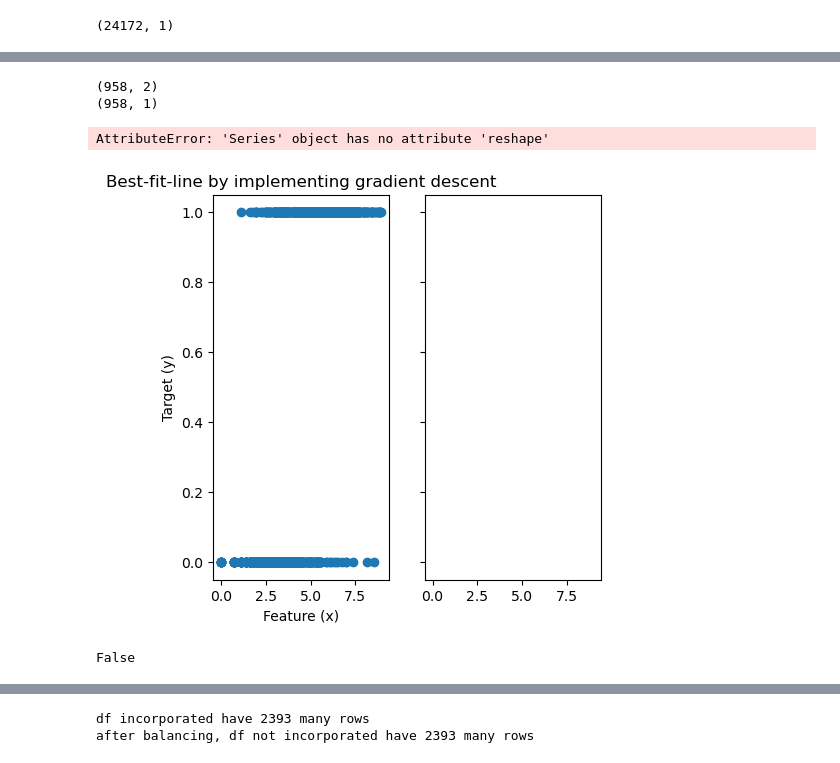
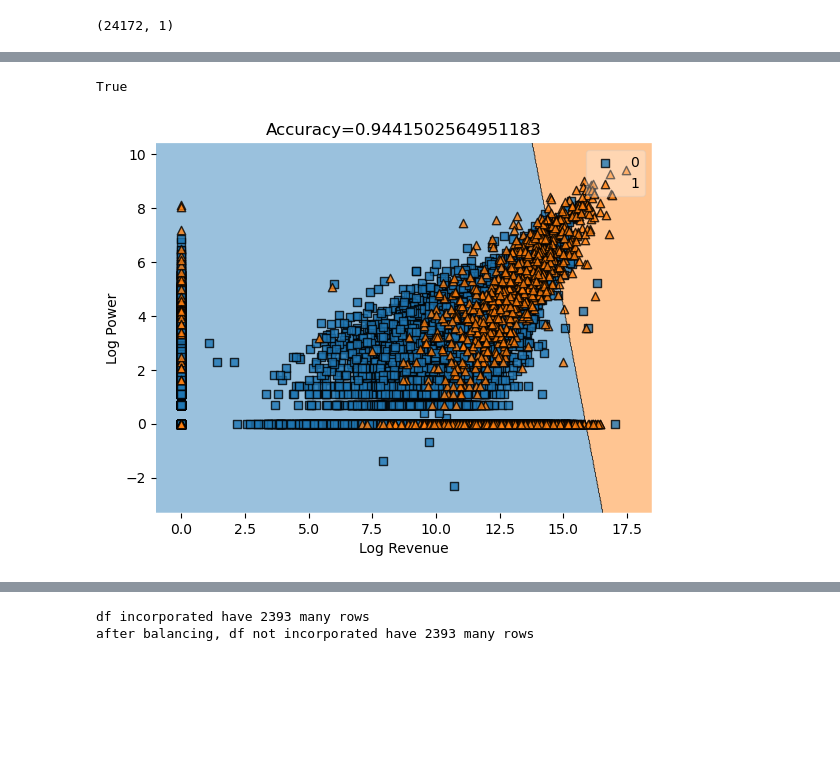
Before and after one commit to Xianzhiwang1/Leet-Code-Project, a Jupyter notebook: posts/final-blog-post/index.ipynb, the cells around one changed output, grey strips where cells are left out. Saved outputs shown, nothing was run; the diff lists cells and outputs as text; code cells hidden in the pictures; blank space fills up the shorter version.

```diff
--- a/posts/final-blog-post/index.ipynb
+++ b/posts/final-blog-post/index.ipynb
@@ -603,8 +628,8 @@ We do the exact same thing for restricting our data set to only factories with l
 # %%
-cols = ['logWorkers', 'logPower']
-cols = ["FactoryisCorpin1900", "NEWDEV"]
 cols = ['PowerperWorker', 'RevperGrandWorker']
 cols=['TotalWorkers','TotalPower']
+cols = ["FactoryisCorpin1900", "NEWDEV"]
+cols = ['logRev', 'logPower']
 # %%
 train, validate, test = FP.split_data(df)
 df_train, X_train, y_train = FP.prepare_data(train)
@@ -626,5 +647,5 @@ NR3.regress(X_train,y_train,1e3,1e-3,False)
 # %%
-Reg = LogisticRegression(tol = 0.01, solver='newton-cg').fit(X_train[cols], y_train)
+Reg = LogisticRegression(tol = 0.01, solver='newton-cg').fit(X_train, y_train)
 # %%
 print(f"the coefficients are: {Reg.coef_}")
 print(f"the intercept is: {Reg.intercept_}")
@@ -634,41 +655,19 @@ the intercept is: [-4.60913112]
-# %%
-print(X_test[cols].to_numpy().shape)
-print(NR.predict(X_test[cols].to_numpy()).shape)
-# %% [output]
-(958, 2)
-(958, 1)
+# %%
+print(isinstance(X_test, np.ndarray))
+# %% [output]
+True
 # %%
+value=1.5
+width=0.75
 y_train = y_train.reshape(-1)
-plot_decision_regions(X_train[cols].to_numpy(), y_train, clf=NR
+plot_decision_regions(X_train, y_train, clf=Reg
                     #   filler_feature_values={2:value},
                     #   filler_feature_ranges={2:width}
                       )
-mypredict = NR.predict(X_train[cols].to_numpy())
+mypredict = Reg.predict(X_train)
 title = plt.gca().set(title=f"Accuracy={(mypredict==y_train).mean()}",
-                      xlabel="Feature 1",
-                      ylabel="Feature 2")
+                      xlabel="Log Revenue",
+                      ylabel="Log Power")
 # %% [output]
-AttributeError: 'Series' object has no attribute 'reshape'
+[figure, added]
-# %%
-x = X_test[cols].to_numpy()[:,0]
-fig, axarr = plt.subplots(1, 2, sharex = True, sharey = True)
-axarr[0].scatter(X_test[cols].to_numpy()[:,0], y_test.to_numpy())
-# axarr[0].plot(x, x@FP.beta, color = "black")
-
-# Analytic
-# LR2 = LinearRegression()
-# X_ = LR2.pad(x)
-# LR2.fit_analytic(X_,y)
-
-# axarr[1].scatter(x,y)
-# axarr[1].plot(x, X_@LR2.w, color = "black")
-
-labs = axarr[0].set(title="Best-fit-line by implementing gradient descent", xlabel = "Feature (x)", ylabel = "Target (y)")
-# %% [output]
-[figure, removed]
-# %%
-print(isinstance(X_test[cols], np.ndarray))
-X_test = X_test.fillna(0)
-# %% [output]
-False
 # %%
```
Also changed, not shown: parts of 26 cells of this notebook, 28 other files.
